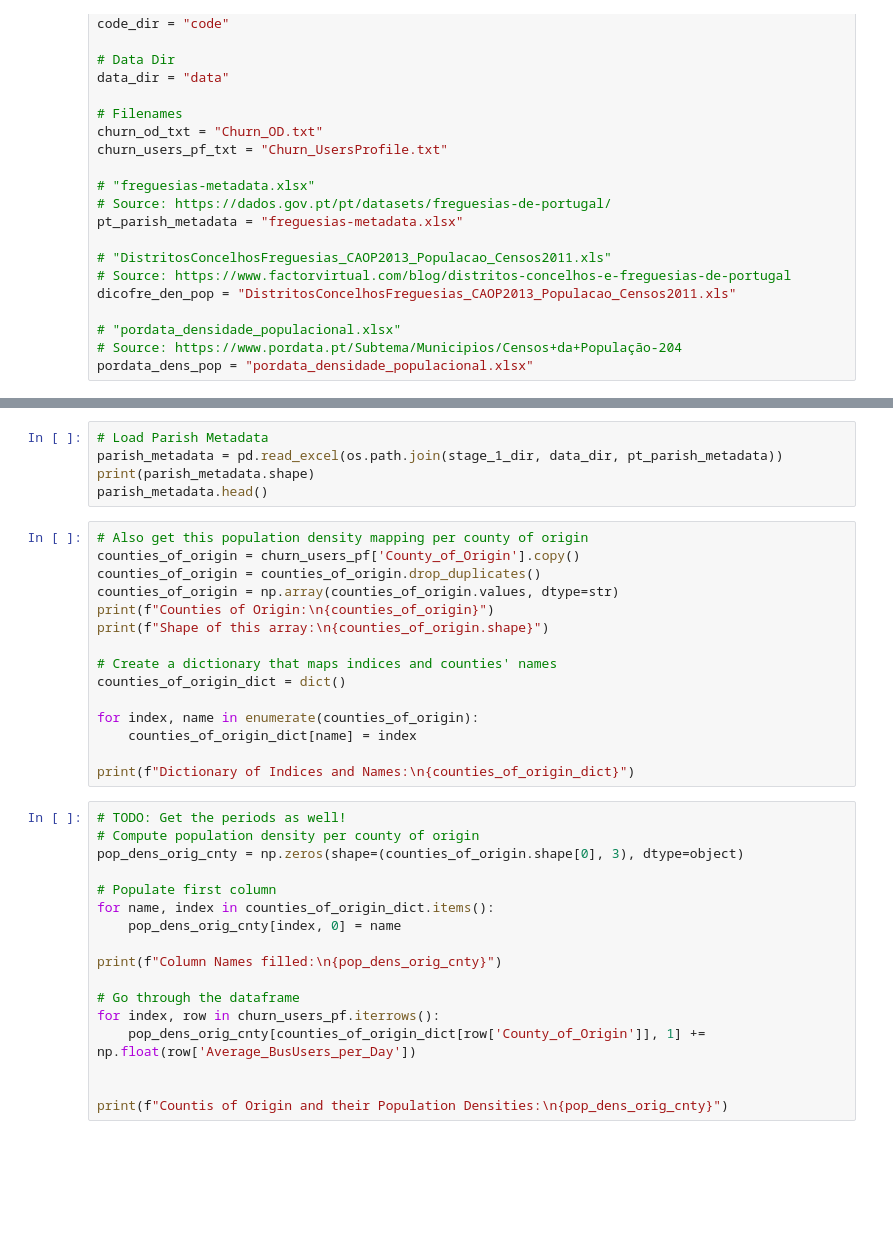
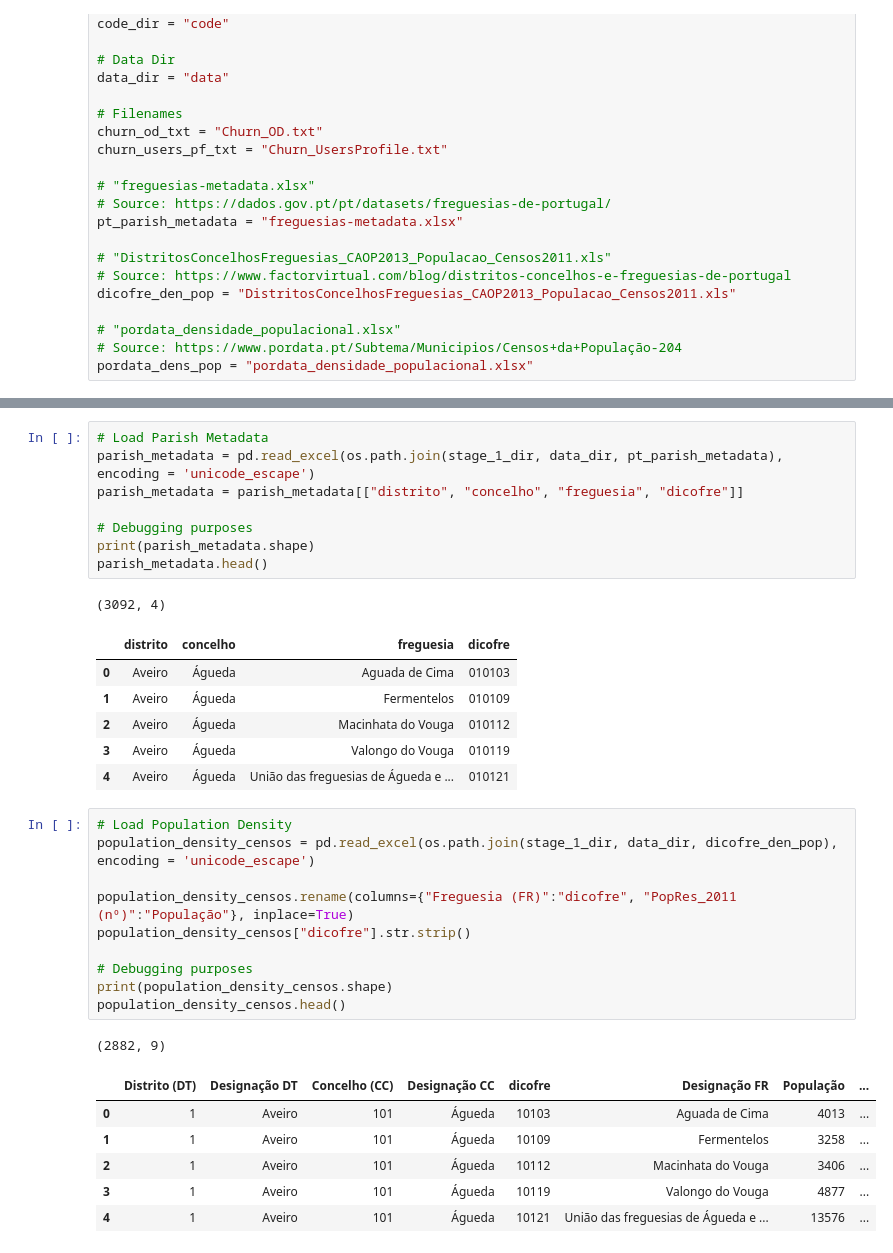
Before and after one commit to TiagoFilipeSousaGoncalves/wdl-tech-moguls, a Jupyter notebook: task1.ipynb, the cells around one changed output, grey strips where cells are left out. Drawn from its saved outputs; the diff is of its cells as text; blank space fills up the shorter version.

```diff
--- a/task1.ipynb
+++ b/task1.ipynb
@@ -57,37 +69,34 @@ churn_users_pf.head()
 # %%
 # Load Parish Metadata
-parish_metadata = pd.read_excel(os.path.join(stage_1_dir, data_dir, pt_parish_metadata))
+parish_metadata = pd.read_excel(os.path.join(stage_1_dir, data_dir, pt_parish_metadata), encoding = 'unicode_escape')
+parish_metadata = parish_metadata[["distrito", "concelho", "freguesia", "dicofre"]]
+
+# Debugging purposes
 print(parish_metadata.shape)
 parish_metadata.head()
+# %% [output]
+(3092, 4)
+|  | distrito | concelho | freguesia | dicofre |
+| 0 | Aveiro | Águeda | Aguada de Cima | 010103 |
+| 1 | Aveiro | Águeda | Fermentelos | 010109 |
+| 2 | Aveiro | Águeda | Macinhata do Vouga | 010112 |
+| 3 | Aveiro | Águeda | Valongo do Vouga | 010119 |
+| 4 | Aveiro | Águeda | União das freguesias de Águeda e ... | 010121 |
-# %%
-# Also get this population density mapping per county of origin
-counties_of_origin = churn_users_pf['County_of_Origin'].copy()
-counties_of_origin = counties_of_origin.drop_duplicates()
-counties_of_origin = np.array(counties_of_origin.values, dtype=str)
-print(f"Counties of Origin:\n{counties_of_origin}")
-print(f"Shape of this array:\n{counties_of_origin.shape}")
-
-# Create a dictionary that maps indices and counties' names
-counties_of_origin_dict = dict()
-
-for index, name in enumerate(counties_of_origin):
-    counties_of_origin_dict[name] = index
-
-print(f"Dictionary of Indices and Names:\n{counties_of_origin_dict}")
-# %%
-# TODO: Get the periods as well!
-# Compute population density per county of origin
-pop_dens_orig_cnty = np.zeros(shape=(counties_of_origin.shape[0], 3), dtype=object)
-
-# Populate first column
-for name, index in counties_of_origin_dict.items():
-    pop_dens_orig_cnty[index, 0] = name
-
-print(f"Column Names filled:\n{pop_dens_orig_cnty}")
-
-# Go through the dataframe
-for index, row in churn_users_pf.iterrows():
-    pop_dens_orig_cnty[counties_of_origin_dict[row['County_of_Origin']], 1] += np.float(row['Average_BusUsers_per_Day'])
-
-
-print(f"Countis of Origin and their Population Densities:\n{pop_dens_orig_cnty}")
+# %%
+# Load Population Density
+population_density_censos = pd.read_excel(os.path.join(stage_1_dir, data_dir, dicofre_den_pop), encoding = 'unicode_escape')
+
+population_density_censos.rename(columns={"Freguesia (FR)":"dicofre", "PopRes_2011 (nº)":"População"}, inplace=True)
+population_density_censos["dicofre"].str.strip()
+
+# Debugging purposes
+print(population_density_censos.shape)
+population_density_censos.head()
+# %% [output]
+(2882, 9)
+|  | Distrito (DT) | Designação DT | Concelho (CC) | Designação CC | dicofre | Designação FR | População | ... |
+| 0 | 1 | Aveiro | 101 | Águeda | 10103 | Aguada de Cima | 4013 | ... |
+| 1 | 1 | Aveiro | 101 | Águeda | 10109 | Fermentelos | 3258 | ... |
+| 2 | 1 | Aveiro | 101 | Águeda | 10112 | Macinhata do Vouga | 3406 | ... |
+| 3 | 1 | Aveiro | 101 | Águeda | 10119 | Valongo do Vouga | 4877 | ... |
+| 4 | 1 | Aveiro | 101 | Águeda | 10121 | União das freguesias de Águeda e ... | 13576 | ... |
```
Also changed, not shown: parts of 8 cells of this notebook, 2 other files.
